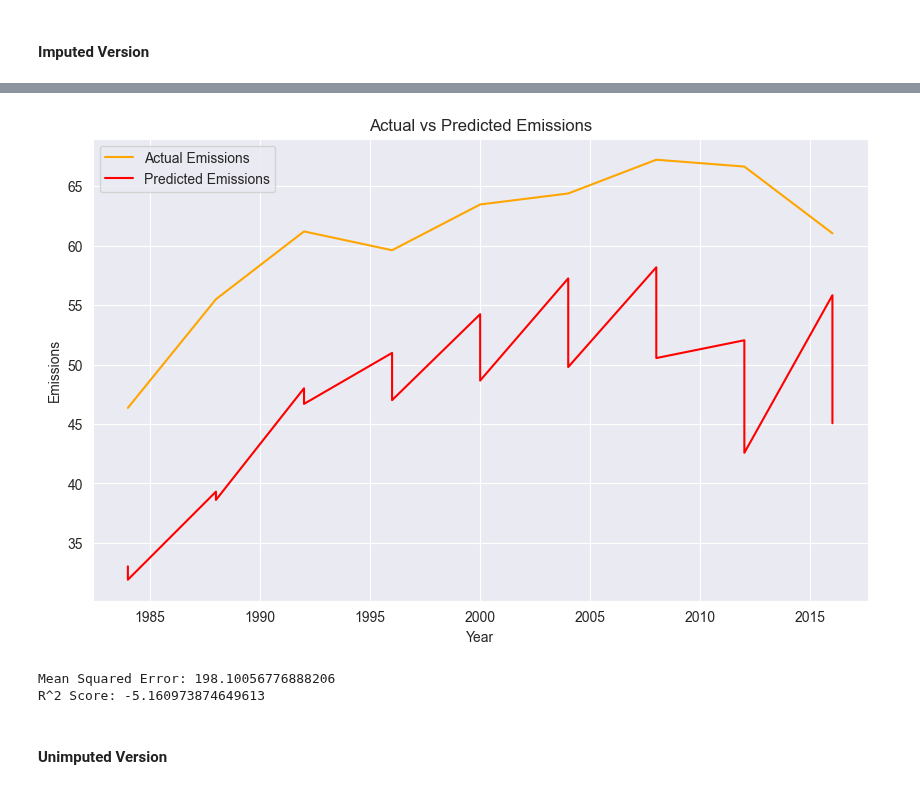
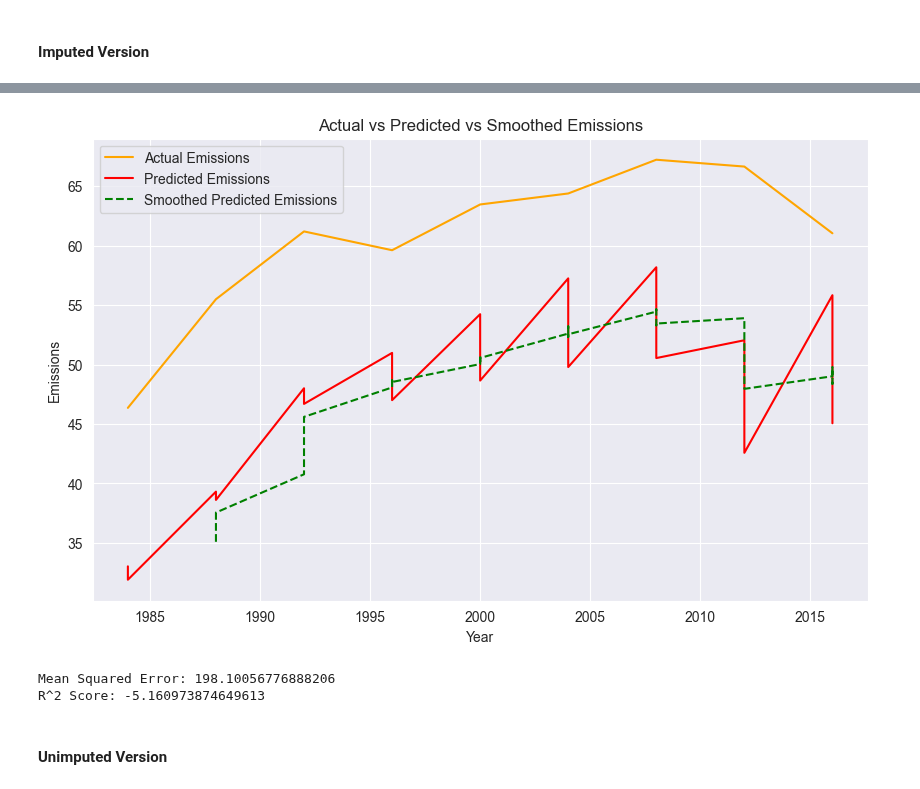
Before and after one commit to AyalYakobe/AirPollutionByPolitics, a Jupyter notebook: overview.ipynb, the cells around one changed output, grey strips where cells are left out. Cells and saved outputs as stored; diff of their text form; code cells hidden in the pictures.

Commit message:
smoothed graphs

```diff
--- a/overview.ipynb
+++ b/overview.ipynb
@@ -766,6 +766,9 @@ import pandas as pd
 import matplotlib.pyplot as plt
 from sklearn.ensemble import RandomForestRegressor
 from sklearn.metrics import mean_squared_error, r2_score
+
+def moving_average(data, window_size=5):
+    return data.rolling(window=window_size).mean()
 
 def split_into_10_year_intervals(df):
     intervals = []
@@ -784,9 +787,7 @@ def split_into_10_year_intervals(df):
 
     return intervals
 
-
-
-def predict_emissions(data, model=None, n_estimators=100, random_state=42):
+def predict_emissions(data, model=None, n_estimators=100, random_state=42, window_size=10):
     intervals = split_into_10_year_intervals(data)
     predictions, actual_emissions = [], []
 
@@ -815,11 +816,17 @@ def predict_emissions(data, model=None, n_estimators=100, random_state=42):
         'Predicted Emissions': predictions
     })
 
+    smoothed_df = pred_df.copy()
+
+    # Apply the moving average on the 'Predicted Emissions' column with a larger window size
+    smoothed_df['Smoothed Predicted Emissions'] = moving_average(smoothed_df['Predicted Emissions'], window_size)
+
     plt.figure(figsize=(10, 6))
     plt.plot(pred_df['Year'], pred_df['Actual Emissions'], label='Actual Emissions', color='orange')
     plt.plot(pred_df['Year'], pred_df['Predicted Emissions'], label='Predicted Emissions', color='red')
+    plt.plot(smoothed_df['Year'], smoothed_df['Smoothed Predicted Emissions'], label='Smoothed Predicted Emissions', color='green', linestyle='--')
     plt.legend()
-    plt.title('Actual vs Predicted Emissions')
+    plt.title('Actual vs Predicted vs Smoothed Emissions')
     plt.xlabel('Year')
     plt.ylabel('Emissions')
     plt.show()
@@ -827,6 +834,6 @@ def predict_emissions(data, model=None, n_estimators=100, random_state=42):
     print(f'Mean Squared Error: {mse}')
     print(f'R^2 Score: {r2}')
 
-    return pred_df, mse, r2
+    return pred_df, smoothed_df, mse, r2
 # %% [markdown]
 #### Imputed Version
@@ -849,7 +840,7 @@ final_df_imputed_normalized
 # %%
-pred_df, mse, r2 = predict_emissions(final_df_imputed_normalized)
+pred_df, smoothed_df, mse, r2 = predict_emissions(final_df_imputed_normalized, window_size=5)
 # %% [output]
-[figure, old version]
+[figure, new version]
 Mean Squared Error: 198.10056776888206
 R^2 Score: -5.160973874649613
 # %% [markdown]
```
Also changed, not shown: parts of 11 cells of this notebook.
